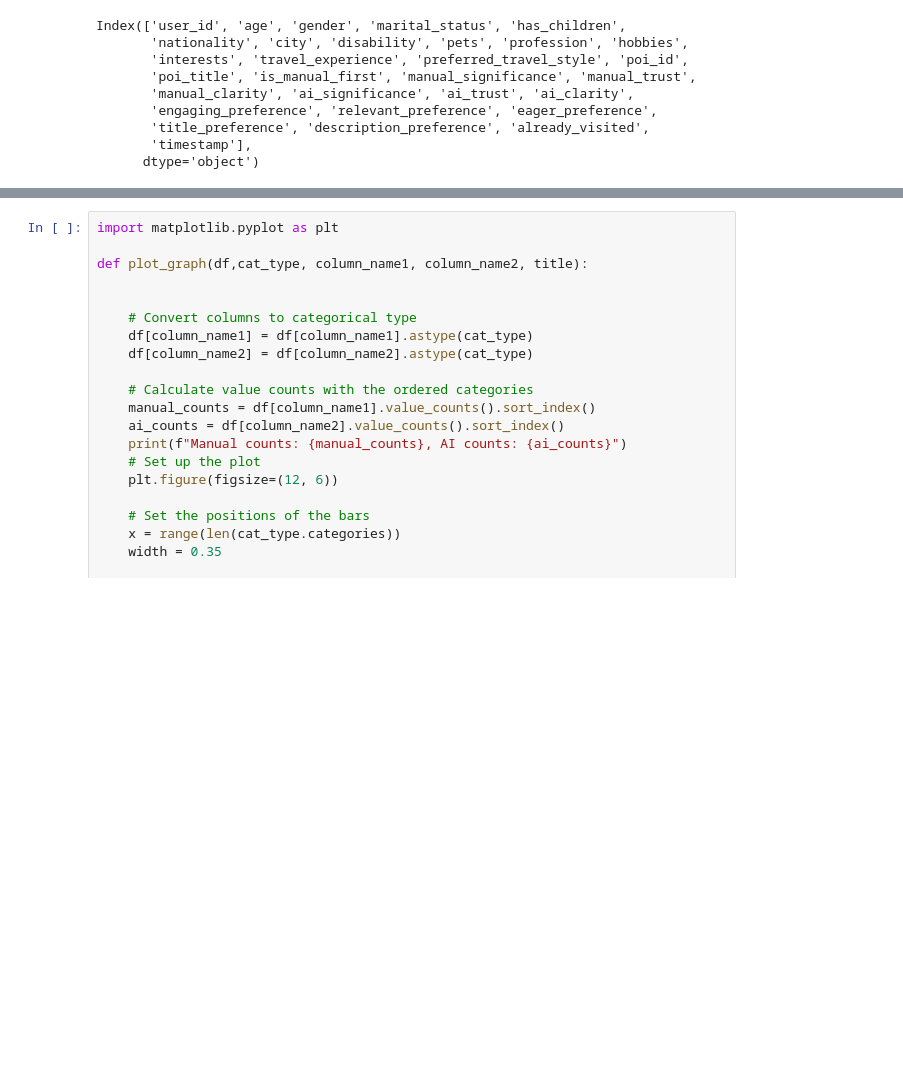
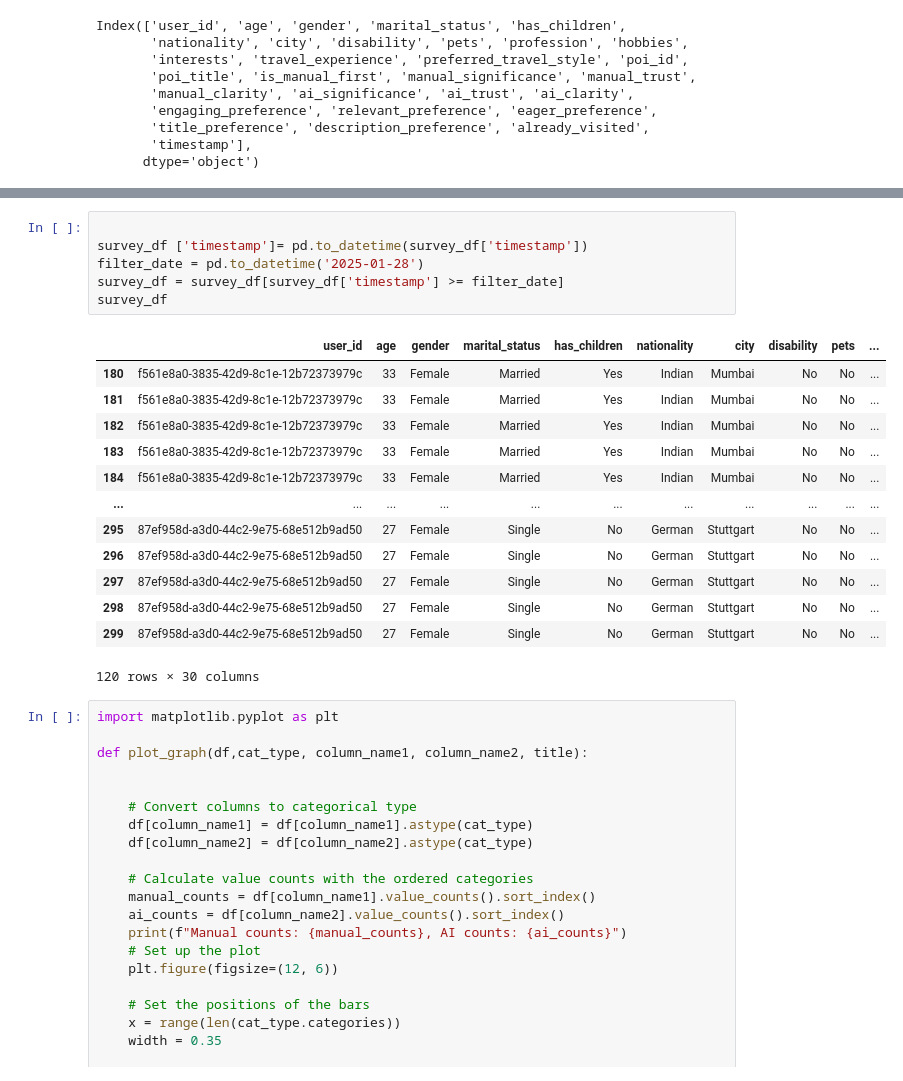
Before and after one commit to bksaini078/PoI_survey, a Jupyter notebook: data_analysis/data_analysis.ipynb, the cells around one changed output, grey strips where cells are left out. Drawn from its saved outputs; the diff is of its cells as text; blank space fills up the shorter version.

```diff
--- a/data_analysis/data_analysis.ipynb
+++ b/data_analysis/data_analysis.ipynb
@@ -46,3 +43,23 @@ survey_df
+# %%
+
+survey_df ['timestamp']= pd.to_datetime(survey_df['timestamp'])
+filter_date = pd.to_datetime('2025-01-28')
+survey_df = survey_df[survey_df['timestamp'] >= filter_date]
+survey_df
+# %% [output]
+|  | user_id | age | gender | marital_status | has_children | nationality | city | disability | pets | ... |
+| 180 | f561e8a0-3835-42d9-8c1e-12b72373979c | 33 | Female | Married | Yes | Indian | Mumbai | No | No | ... |
+| 181 | f561e8a0-3835-42d9-8c1e-12b72373979c | 33 | Female | Married | Yes | Indian | Mumbai | No | No | ... |
+| 182 | f561e8a0-3835-42d9-8c1e-12b72373979c | 33 | Female | Married | Yes | Indian | Mumbai | No | No | ... |
+| 183 | f561e8a0-3835-42d9-8c1e-12b72373979c | 33 | Female | Married | Yes | Indian | Mumbai | No | No | ... |
+| 184 | f561e8a0-3835-42d9-8c1e-12b72373979c | 33 | Female | Married | Yes | Indian | Mumbai | No | No | ... |
+| ... | ... | ... | ... | ... | ... | ... | ... | ... | ... | ... |
+| 295 | 87ef958d-a3d0-44c2-9e75-68e512b9ad50 | 27 | Female | Single | No | German | Stuttgart | No | No | ... |
+| 296 | 87ef958d-a3d0-44c2-9e75-68e512b9ad50 | 27 | Female | Single | No | German | Stuttgart | No | No | ... |
+| 297 | 87ef958d-a3d0-44c2-9e75-68e512b9ad50 | 27 | Female | Single | No | German | Stuttgart | No | No | ... |
+| 298 | 87ef958d-a3d0-44c2-9e75-68e512b9ad50 | 27 | Female | Single | No | German | Stuttgart | No | No | ... |
+| 299 | 87ef958d-a3d0-44c2-9e75-68e512b9ad50 | 27 | Female | Single | No | German | Stuttgart | No | No | ... |
+120 rows × 30 columns
 # %%
 import matplotlib.pyplot as plt
 
```
Also changed, not shown: parts of 10 cells of this notebook, 3 other files.
